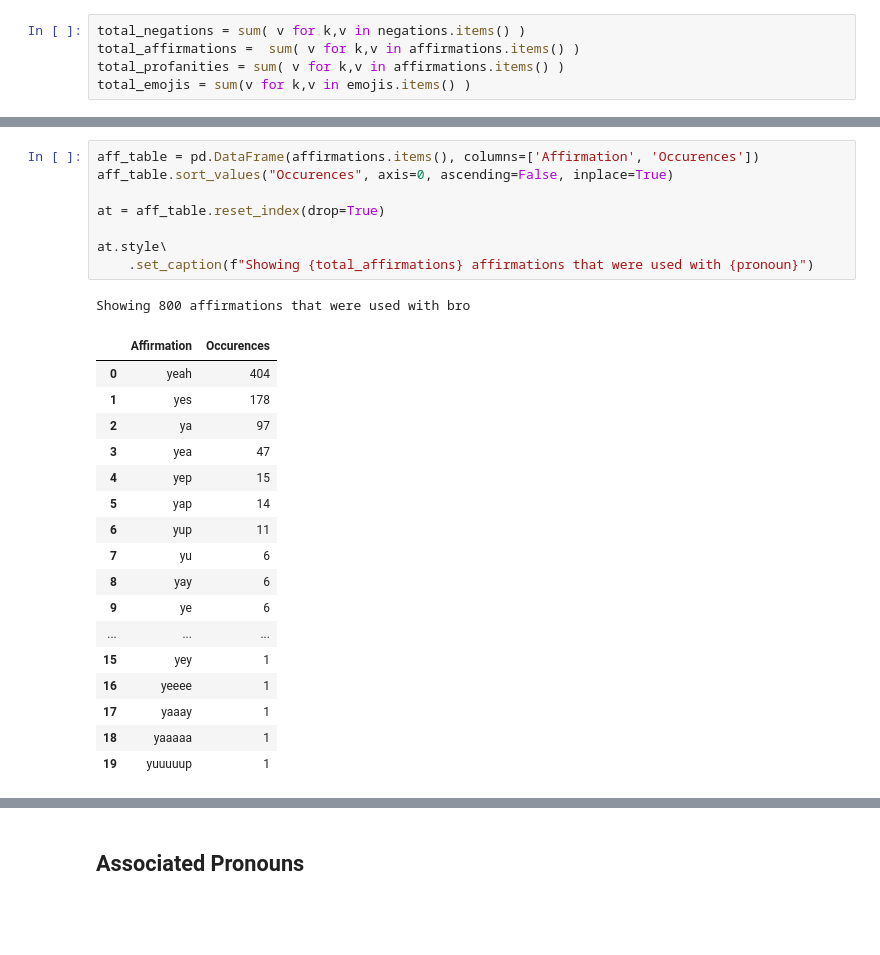
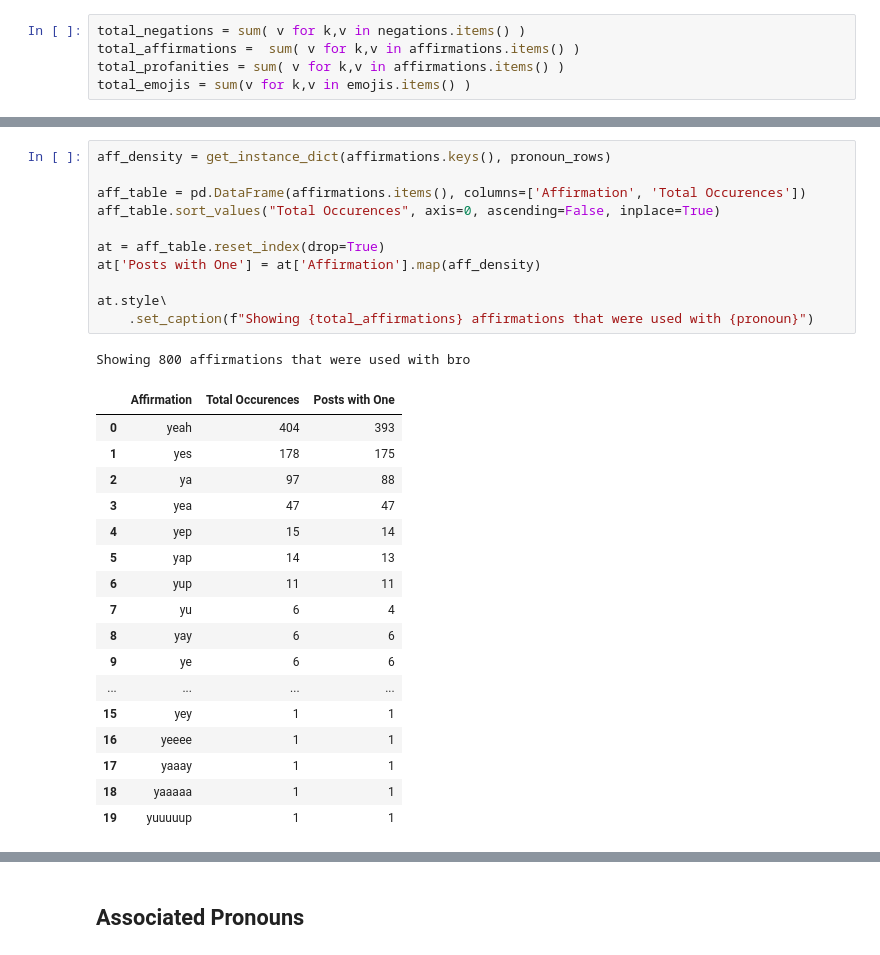
Before and after one commit to paceaux/social-pronouns, a Jupyter notebook: bro.ipynb, the cells around one changed output, grey strips where cells are left out. Saved outputs shown, nothing was run; the diff lists cells and outputs as text; blank space fills up the shorter version.

```diff
--- a/bro.ipynb
+++ b/bro.ipynb
@@ -227,28 +228,31 @@ Showing 1282 negations that were used with bro
 # %%
-aff_table = pd.DataFrame(affirmations.items(), columns=['Affirmation', 'Occurences'])
-aff_table.sort_values("Occurences", axis=0, ascending=False, inplace=True)
+aff_density = get_instance_dict(affirmations.keys(), pronoun_rows)
+
+aff_table = pd.DataFrame(affirmations.items(), columns=['Affirmation', 'Total Occurences'])
+aff_table.sort_values("Total Occurences", axis=0, ascending=False, inplace=True)
 
 at = aff_table.reset_index(drop=True)
+at['Posts with One'] = at['Affirmation'].map(aff_density)
 
 at.style\
     .set_caption(f"Showing {total_affirmations} affirmations that were used with {pronoun}")
 # %% [output]
 Showing 800 affirmations that were used with bro
-|  | Affirmation | Occurences |
-| 0 | yeah | 404 |
-| 1 | yes | 178 |
-| 2 | ya | 97 |
-| 3 | yea | 47 |
-| 4 | yep | 15 |
-| 5 | yap | 14 |
-| 6 | yup | 11 |
-| 7 | yu | 6 |
-| 8 | yay | 6 |
-| 9 | ye | 6 |
-| ... | ... | ... |
-| 15 | yey | 1 |
-| 16 | yeeee | 1 |
-| 17 | yaaay | 1 |
-| 18 | yaaaaa | 1 |
-| 19 | yuuuuup | 1 |
+|  | Affirmation | Total Occurences | Posts with One |
+| 0 | yeah | 404 | 393 |
+| 1 | yes | 178 | 175 |
+| 2 | ya | 97 | 88 |
+| 3 | yea | 47 | 47 |
+| 4 | yep | 15 | 14 |
+| 5 | yap | 14 | 13 |
+| 6 | yup | 11 | 11 |
+| 7 | yu | 6 | 4 |
+| 8 | yay | 6 | 6 |
+| 9 | ye | 6 | 6 |
+| ... | ... | ... | ... |
+| 15 | yey | 1 | 1 |
+| 16 | yeeee | 1 | 1 |
+| 17 | yaaay | 1 | 1 |
+| 18 | yaaaaa | 1 | 1 |
+| 19 | yuuuuup | 1 | 1 |
 # %%
```
Also changed, not shown: parts of 6 cells of this notebook, 1 other file.
